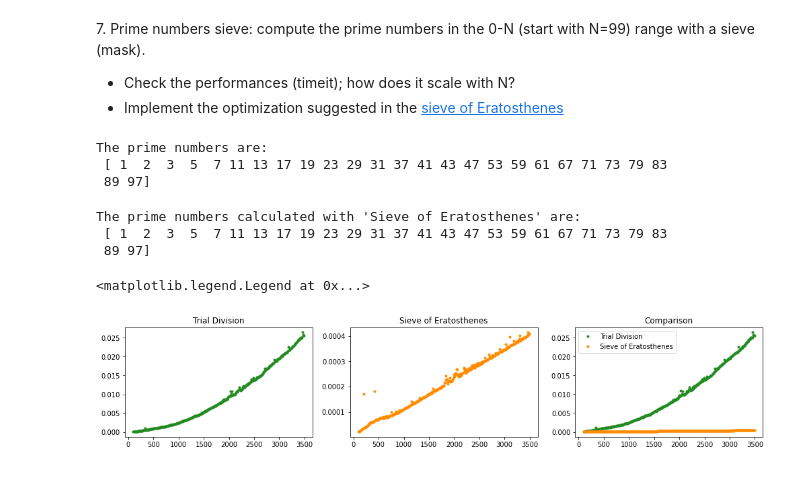
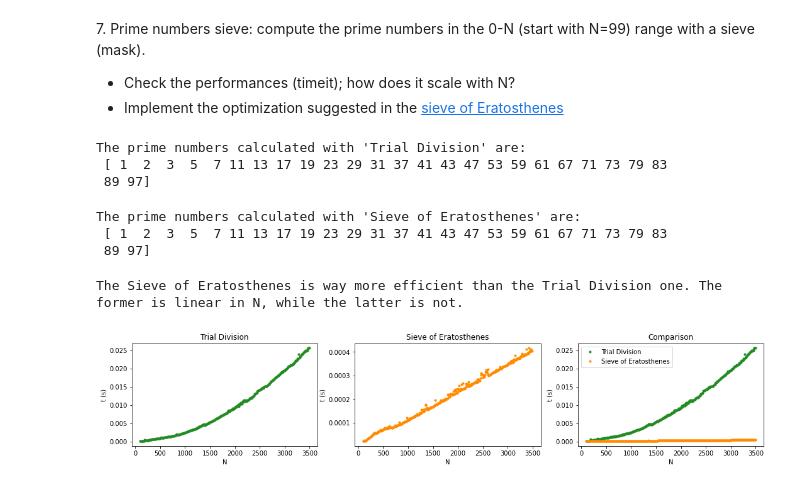
Before and after one commit to zucchett/HighLevelProgramming2021, a Jupyter notebook: 04ex_numpy.ipynb, the cells around one changed output. Drawn from its saved outputs; the diff is of its cells as text; code cells hidden in the pictures.

```diff
--- a/04ex_numpy.ipynb
+++ b/04ex_numpy.ipynb
@@ -75,7 +76,7 @@ After creating the matrix, set all entries with a decimal part $< 0.4$ to zero.
 m = np.arange(0, 6, 0.1).reshape(6, 10)
 print(m)
 
-l = np.array([ i%1 for i in np.nditer(m) if i%1<0.4 ]).reshape(6,4)
+l = np.array([ 0 if i%1<0.4 else i for i in np.nditer(m)]).reshape(6,10)
 print(l)
 # %% [output]
 [[0.  0.1 0.2 0.3 0.4 0.5 0.6 0.7 0.8 0.9]
@@ -108,7 +109,8 @@ print("Extracted elements:\n", v[::10])
 # 4.2
 print("Reversed array:\n", v[::-1])
 # 4.3
-w = v[abs(np.cos(v) - np.sin(v))<0.1]
+mask = (abs(np.cos(v) - np.sin(v))<0.1)
+w = v[mask]
 print("Extracted elements with difference <0.1:\n", w)
 # %% [output]
 Extracted elements:
@@ -175,10 +216,10 @@ The corresponding positions in miles are: 0, 198, 303, 736, 871, 1175, 1475, 154
   * Check the performances (timeit); how does it scale with N?
   * Implement the optimization suggested in the [sieve of Eratosthenes](https://en.wikipedia.org/wiki/Sieve_of_Eratosthenes)
 # %%
-# ex 7.1
+# ex 7.1 - Trial division
 
 def maskprime(N):
-    """Function to create the mask"""
+    """Function to create the mask to get the prime numbers in [0, N] range"""
     l = []
     for i in range(1, N):
         count=0
@@ -198,13 +239,14 @@ def maskprime(N):
 mask = maskprime(100)
 print("The prime numbers calculated with 'Trial Division' are:\n", np.arange(1,100)[mask])
 # %% [output]
-The prime numbers are:
+The prime numbers calculated with 'Trial Division' are:
  [ 1  2  3  5  7 11 13 17 19 23 29 31 37 41 43 47 53 59 61 67 71 73 79 83
  89 97]
 # %%
-# ex 7.2
+# ex 7.2 - sieve of Eratosthenes
 
 def sievemask(N):
+    """Function to create the mask to get the prime numbers in [0, N] range, with sieve of Eratosthenes"""
     mask = [True] * N
     for i in range (2, 8):
         for j in range(2, N//2):
@@ -221,39 +263,47 @@ The prime numbers calculated with 'Sieve of Eratosthenes' are:
  [ 1  2  3  5  7 11 13 17 19 23 29 31 37 41 43 47 53 59 61 67 71 73 79 83
  89 97]
 # %%
-# now let's calculate the time of execution for the two methods and compare them grafically
+# grafical comparison of time fo execution
 
 import time
 
 timelist = []
 timelist_sieve = []
 N = []
 
 for i in range(10, 350):
     start=time.time()
     maskprime(10*i)
     t=(time.time()-start)
     timelist.append(t)
     start=time.time()
     sievemask(10*i)
     t=(time.time()-start)
     timelist_sieve.append(t)
     N.append(10*i)
 
-f = plt.figure(figsize=(17,3))
+f = plt.figure(figsize=(18,3))
 
 ax = f.add_subplot(131)
 ax2 = f.add_subplot(132)
 ax3 = f.add_subplot(133)
 
 ax.plot(N, timelist, '.', color='forestgreen')
 ax.title.set_text('Trial Division')
+ax.set_xlabel('N')
+ax.set_ylabel('t (s)')
 ax2.plot(N, timelist_sieve, '.', color='darkorange')
 ax2.title.set_text('Sieve of Eratosthenes')
+ax2.set_xlabel('N')
+ax2.set_ylabel('t (s)')
 ax3.plot(N, timelist, '.', color='forestgreen', label='Trial Division')
 ax3.title.set_text('Comparison')
 ax3.plot(N, timelist_sieve, '.', color='darkorange', label='Sieve of Eratosthenes')
+ax3.set_xlabel('N')
+ax3.set_ylabel('t (s)')
 ax3.legend()
+
+print('The sieve of Eratosthenes is way more efficient than the Trial Division method. The former is linear in N, while the latter is not.')
 # %% [output]
-<matplotlib.legend.Legend at 0x...>
+The Sieve of Eratosthenes is way more efficient than the Trial Division one. The former is linear in N, while the latter is not.
-[figure, old version]
+[figure, new version]
```
Also changed, not shown: parts of 5 cells of this notebook, 1 other file.
